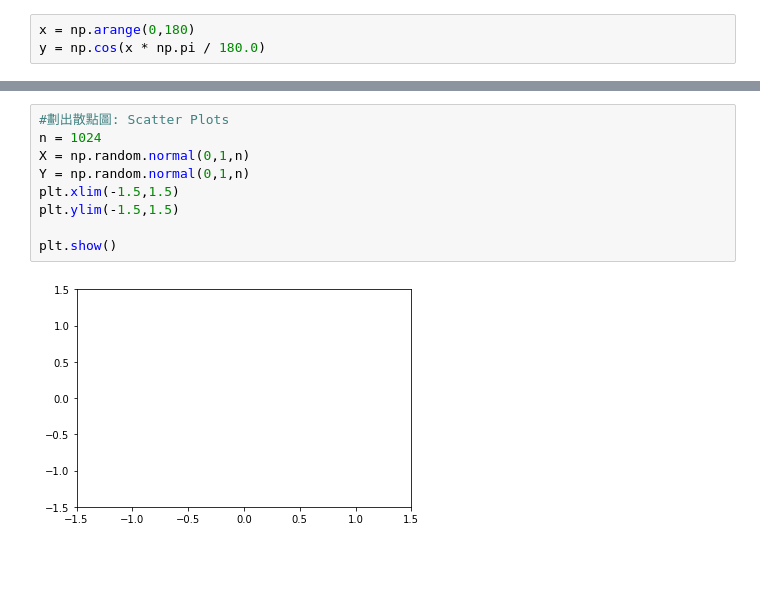
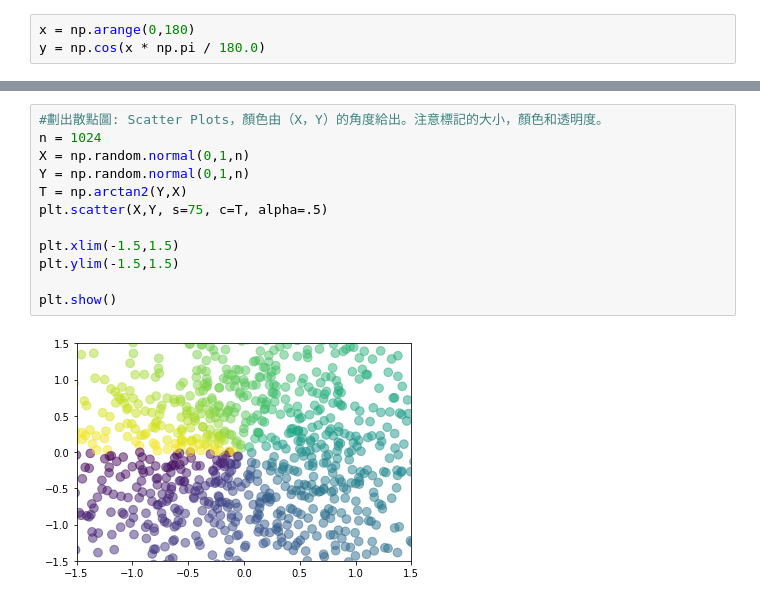
Before and after one commit to tanny1023/ML100-Days, a Jupyter notebook: D18 Python 資料視覺化工具與常見統計圖表介紹_蔡欣恬.ipynb, the cells around one changed output, grey strips where cells are left out. Saved outputs shown, nothing was run; the diff lists cells and outputs as text; blank space fills up the shorter version.

```diff
--- a/D18 Python 資料視覺化工具與常見統計圖表介紹_蔡欣恬.ipynb
+++ b/D18 Python 資料視覺化工具與常見統計圖表介紹_蔡欣恬.ipynb
@@ -28,11 +29,14 @@ plt.show()
 # %%
-#劃出散點圖: Scatter Plots
+#劃出散點圖: Scatter Plots，顏色由（X，Y）的角度給出。注意標記的大小，顏色和透明度。
 n = 1024
 X = np.random.normal(0,1,n)
 Y = np.random.normal(0,1,n)
+T = np.arctan2(Y,X)
+plt.scatter(X,Y, s=75, c=T, alpha=.5)
+
 plt.xlim(-1.5,1.5)
 plt.ylim(-1.5,1.5)
 
 plt.show()
 # %% [output]
-[figure, old version]
+[figure, new version]
```
Also changed, not shown: parts of 5 cells of this notebook.
